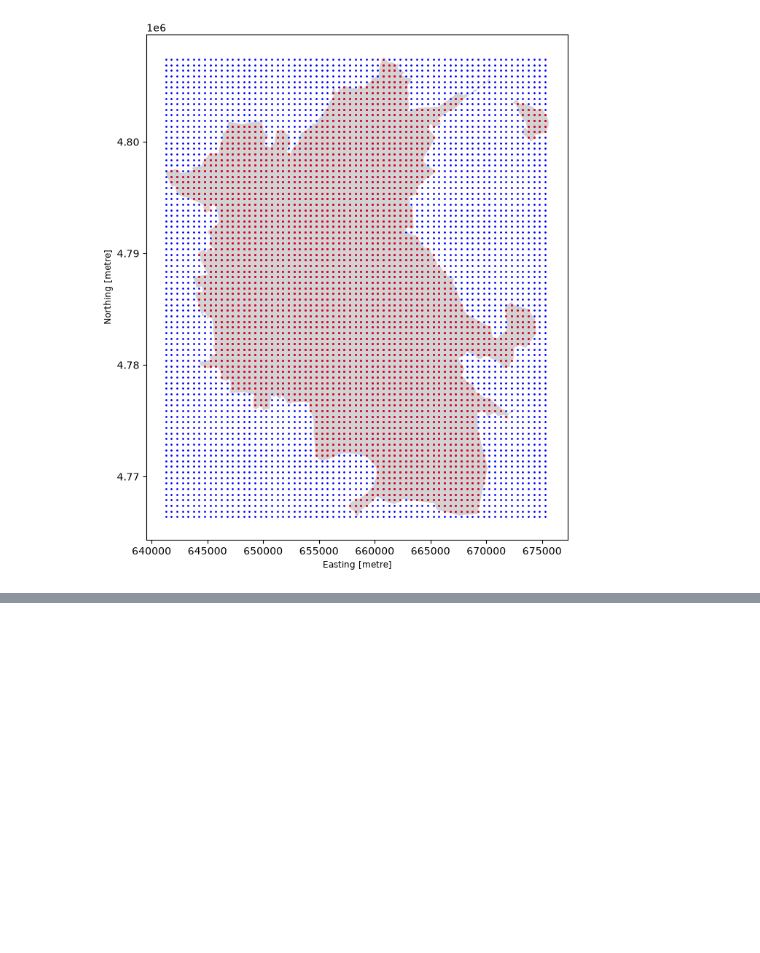
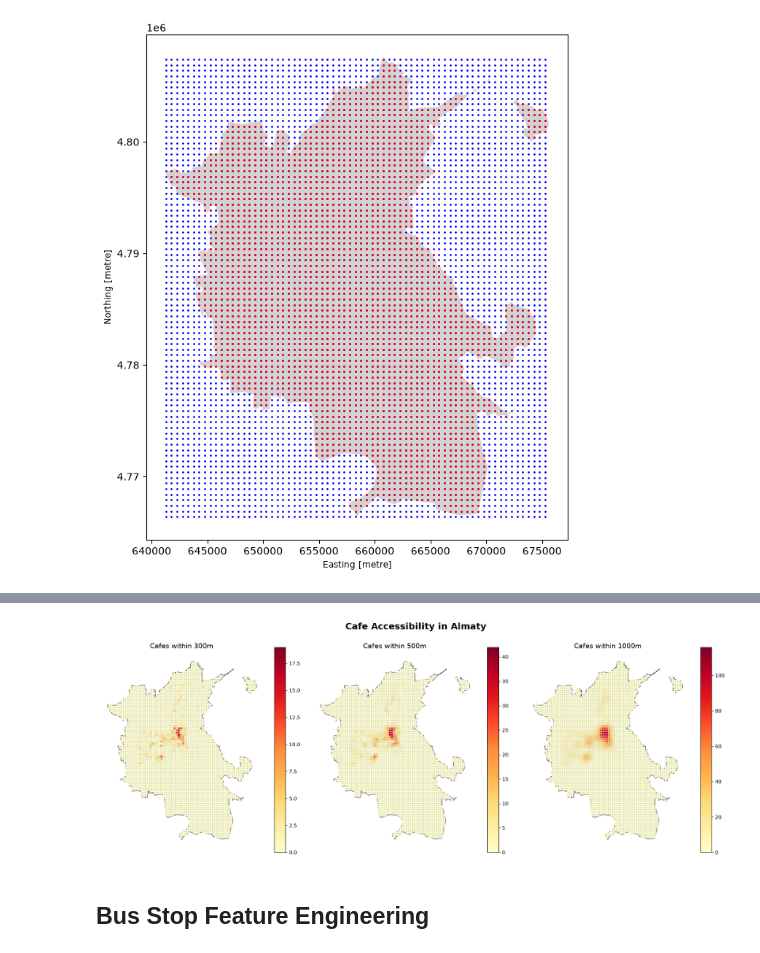
Before and after one commit to muenjmtst/business-location-ai, a Jupyter notebook: notebooks/02_candidate_locations.ipynb, the cells around one changed output, grey strips where cells are left out. Drawn from its saved outputs; the diff is of its cells as text; code cells hidden in the pictures; blank space fills up the shorter version.

```diff
--- a/notebooks/02_candidate_locations.ipynb
+++ b/notebooks/02_candidate_locations.ipynb
@@ -132,0 +237,14 @@ points_inside_city.plot(ax=ax, color='red', markersize=1)
+# %%
+radius = [300, 500, 1000]
+
+
+for radii in radius:
+
+    cafes_counts = []
+
+    for point in points_inside_city.geometry:
+
+        result = count_nearby_cafes(point, cafes_points, radii)
+        cafes_counts.append(result)
+
+    points_inside_city[f'cafes_{radii}m'] = cafes_counts
@@ -132,0 +307,41 @@ points_inside_city.plot(ax=ax, color='red', markersize=1)
+# %%
+import matplotlib.pyplot as plt
+
+radii = [300, 500, 1000]
+
+fig, axes = plt.subplots(1, 3, figsize=(18, 7))
+
+for ax, radius in zip(axes, radii):
+
+    # Граница Алматы
+    almaty_m.plot(
+        ax=ax,
+        color="lightgray",
+        edgecolor="black",
+        linewidth=0.5
+    )
+
+    # Кандидатные точки
+    points_inside_city.plot(
+        ax=ax,
+        column=f"cafes_{radius}m",
+        cmap="YlOrRd",
+        legend=True,
+        markersize=10
+    )
+
+    ax.set_title(f"Cafes within {radius}m", fontsize=14)
+    ax.set_axis_off()
+
+plt.suptitle(
+    "Cafe Accessibility in Almaty",
+    fontsize=18,
+    fontweight="bold"
+)
+
+plt.tight_layout()
+plt.show()
+# %% [output]
+[figure, added]
+# %% [markdown]
+## Bus Stop Feature Engineering
```
Also changed, not shown: parts of 21 cells of this notebook, 1 other file.
